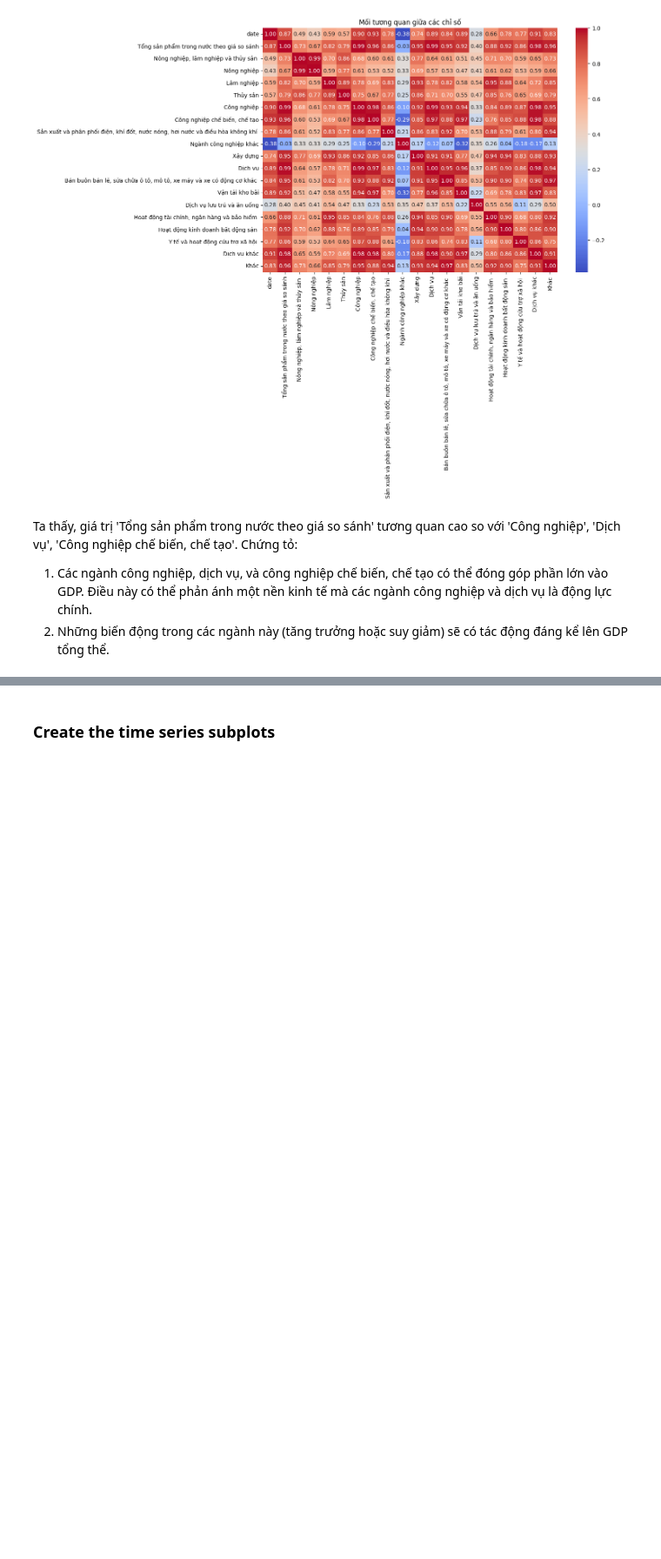
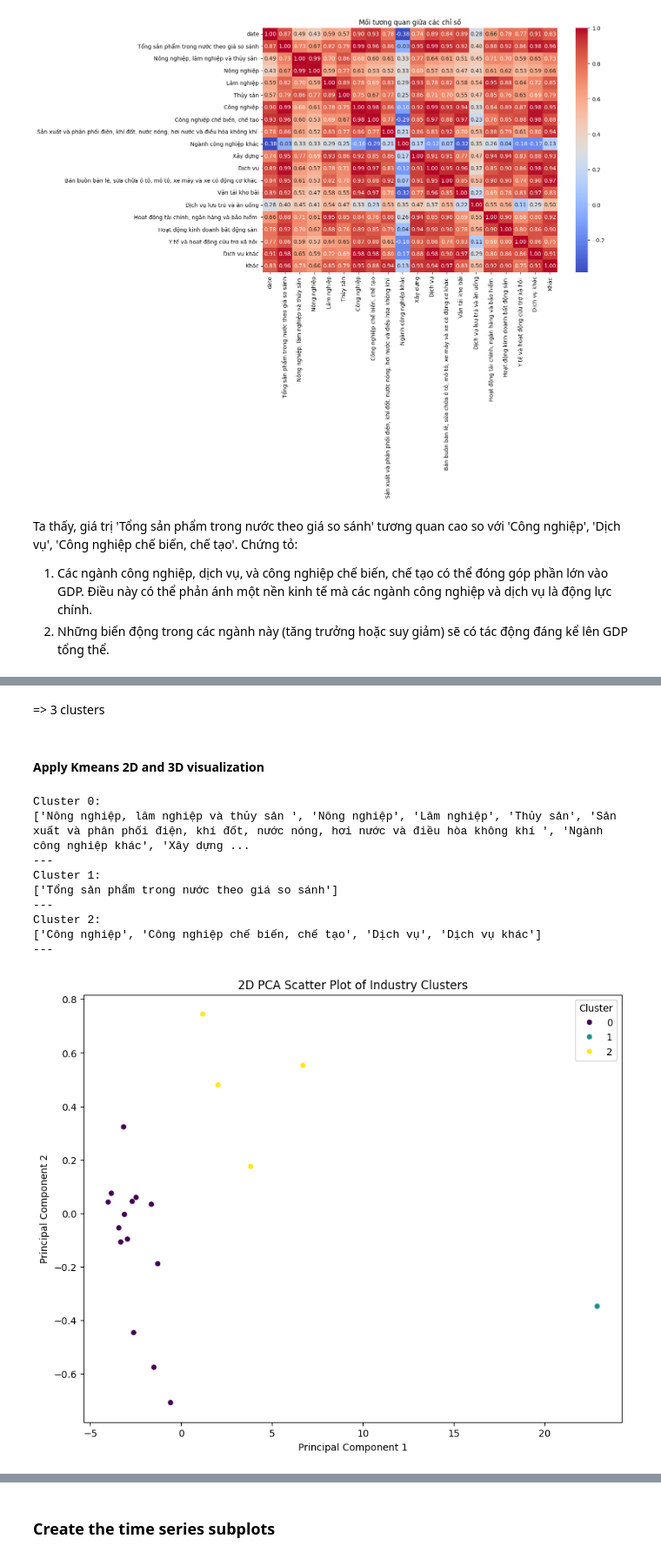
Before and after one commit to ngthtuyen9823/Viet-Nam-Macroeconomics-Analysis, a Jupyter notebook: vietnam_macro_economic_detail.ipynb, the cells around one changed output, grey strips where cells are left out. Shown at 87% size. Drawn from its saved outputs; the diff is of its cells as text; code cells hidden in the pictures; blank space fills up the shorter version.

```diff
--- a/vietnam_macro_economic_detail.ipynb
+++ b/vietnam_macro_economic_detail.ipynb
@@ -189,0 +236,58 @@ Ta thấy, giá trị 'Tổng sản phẩm trong nước theo giá so sánh' tư
+# %% [markdown]
+=> 3 clusters
+# %% [markdown]
+#### Apply Kmeans 2D and 3D visualization
+# %%
+# Apply K-Means clustering
+kmeans = KMeans(n_clusters=3, random_state=42)  # Choose an appropriate number of clusters
+clusters = kmeans.fit_predict(scaled_data)
+
+# Add the cluster labels to the transposed dataframe
+df_transposed['Cluster'] = clusters
+
+# Display industries in each cluster
+for cluster in range(3):
+    print(f'Cluster {cluster}:')
+    cluster_industries = df_transposed[df_transposed['Cluster'] == cluster].index
+    print(cluster_industries.tolist())
+    print('---')
+
+# Apply PCA to reduce to 2 dimensions for 2D plot
+pca_2d = PCA(n_components=2)
+pca_result_2d = pca_2d.fit_transform(scaled_data)
+
+# Plot 2D scatter plot
+plt.figure(figsize=(10, 8))
+sns.scatterplot(x=pca_result_2d[:, 0], y=pca_result_2d[:, 1], hue=clusters, palette='viridis')
+plt.title('2D PCA Scatter Plot of Industry Clusters')
+plt.xlabel('Principal Component 1')
+plt.ylabel('Principal Component 2')
+plt.legend(title='Cluster')
+plt.show()
+
+# Apply PCA to reduce to 3 dimensions for 3D plot
+pca_3d = PCA(n_components=3)
+pca_result_3d = pca_3d.fit_transform(scaled_data)
+
+# Plot 3D scatter plot
+fig = plt.figure(figsize=(10, 8))
+ax = fig.add_subplot(111, projection='3d')
+scatter = ax.scatter(pca_result_3d[:, 0], pca_result_3d[:, 1], pca_result_3d[:, 2], c=clusters, cmap='viridis')
+legend1 = ax.legend(*scatter.legend_elements(), title="Cluster")
+ax.add_artist(legend1)
+ax.set_title('3D PCA Scatter Plot of Industry Clusters')
+ax.set_xlabel('Principal Component 1')
+ax.set_ylabel('Principal Component 2')
+ax.set_zlabel('Principal Component 3')
+plt.show()
+# %% [output]
+Cluster 0:
+['Nông nghiệp, lâm nghiệp và thủy sản ', 'Nông nghiệp', 'Lâm nghiệp', 'Thủy sản', 'Sản xuất và phân phối điện, khí đốt, nước nóng, hơi nước và điều hòa không khí ', 'Ngành công nghiệp khác', 'Xây dựng ...
+---
+Cluster 1:
+['Tổng sản phẩm trong nước theo giá so sánh']
+---
+Cluster 2:
+['Công nghiệp', 'Công nghiệp chế biến, chế tạo', 'Dịch vụ', 'Dịch vụ khác']
+---
+[figure, added]
```
Also changed, not shown: parts of 21 cells of this notebook, 1 other file.
